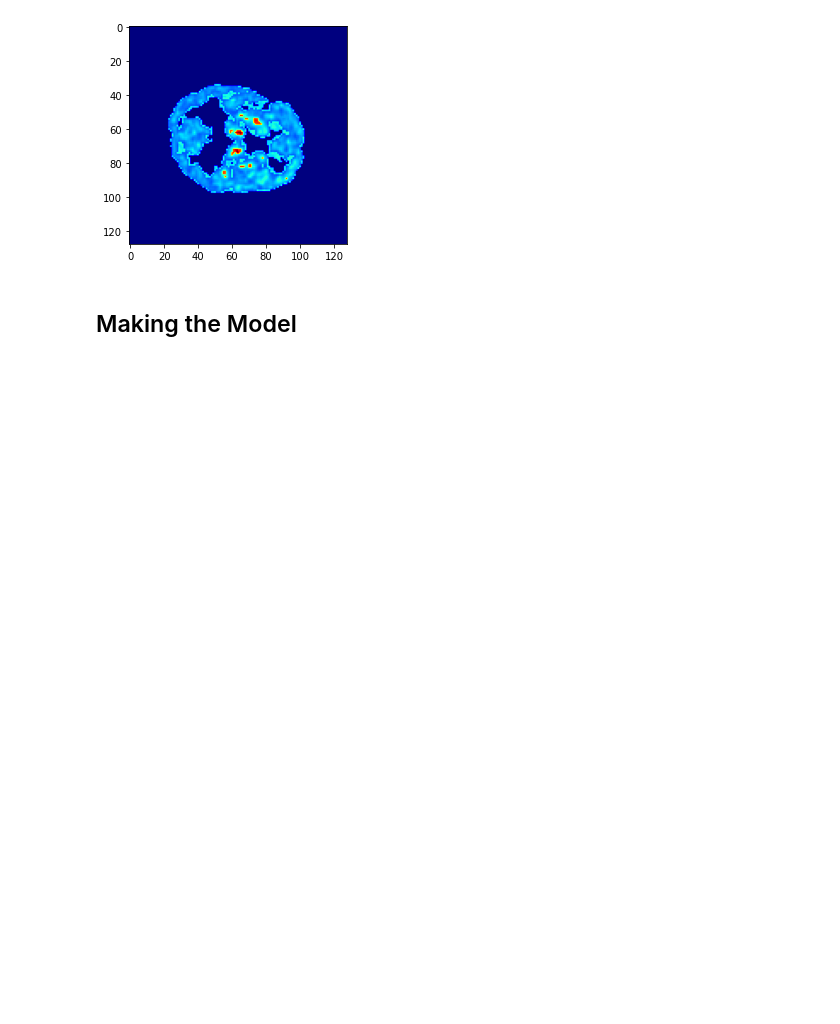
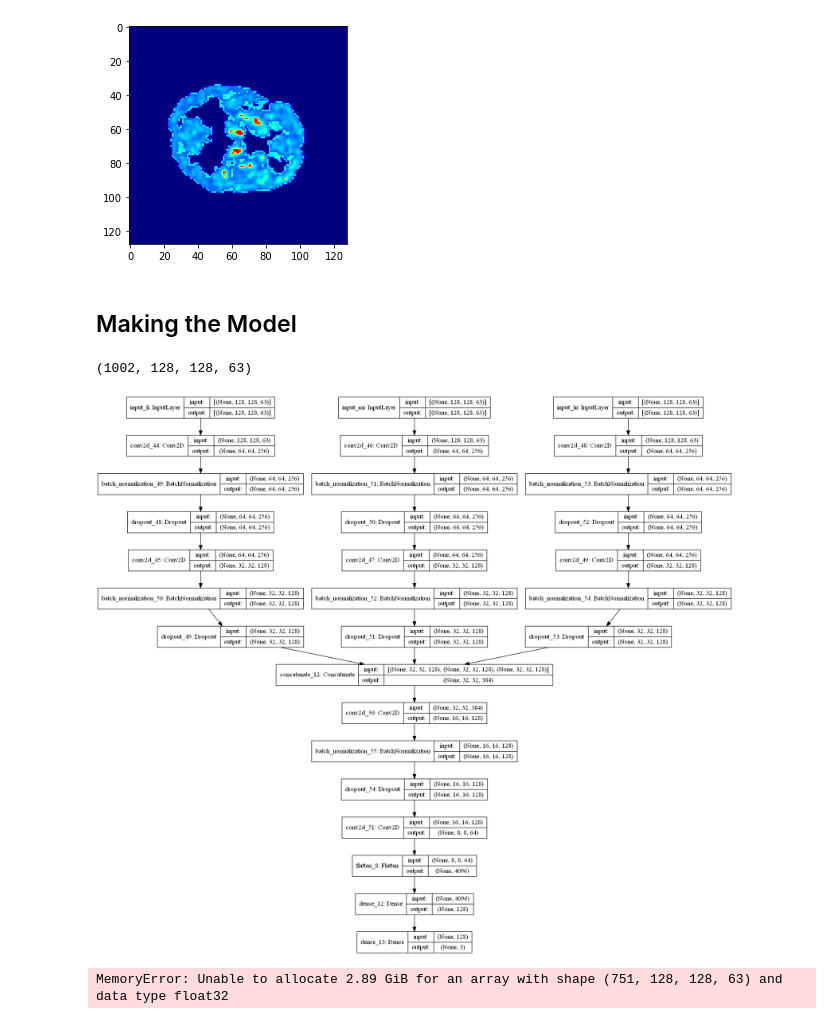
Before and after one commit to SAint7579/PET_ADNI_Segmentation, a Jupyter notebook: Classification Network.ipynb, the cells around one changed output. Drawn from its saved outputs; the diff is of its cells as text; code cells hidden in the pictures; blank space fills up the shorter version.

Commit message:
Added the classificatio model

```diff
--- a/Classification Network.ipynb
+++ b/Classification Network.ipynb
@@ -71,0 +76,4 @@ y_test = y_test.toarray()
+# %%
+X[:,0,:,:].shape
+# %% [output]
+(1002, 128, 128, 63)
@@ -71,0 +121,7 @@ y_test = y_test.toarray()
+# %%
+model = Model([input_li,input_mi,input_hi],output)
+# %%
+from tensorflow.keras.utils import plot_model
+plot_model(model,show_shapes=True,show_layer_names=True,rankdir='TB',expand_nested=True)
+# %% [output]
+[figure, added]
@@ -71,0 +138,8 @@ y_test = y_test.toarray()
+# %%
+model.fit(x=[X_li_train,X_mi_train,X_hi_train],
+          y=y_train,
+          batch_size=10,
+          epochs=100,
+          validation_data=([X_li_test,X_mi_test,X_hi_test], y_test))
+# %% [output]
+MemoryError: Unable to allocate 2.89 GiB for an array with shape (751, 128, 128, 63) and data type float32
```
Also changed, not shown: parts of 5 cells of this notebook, 1 other file.
